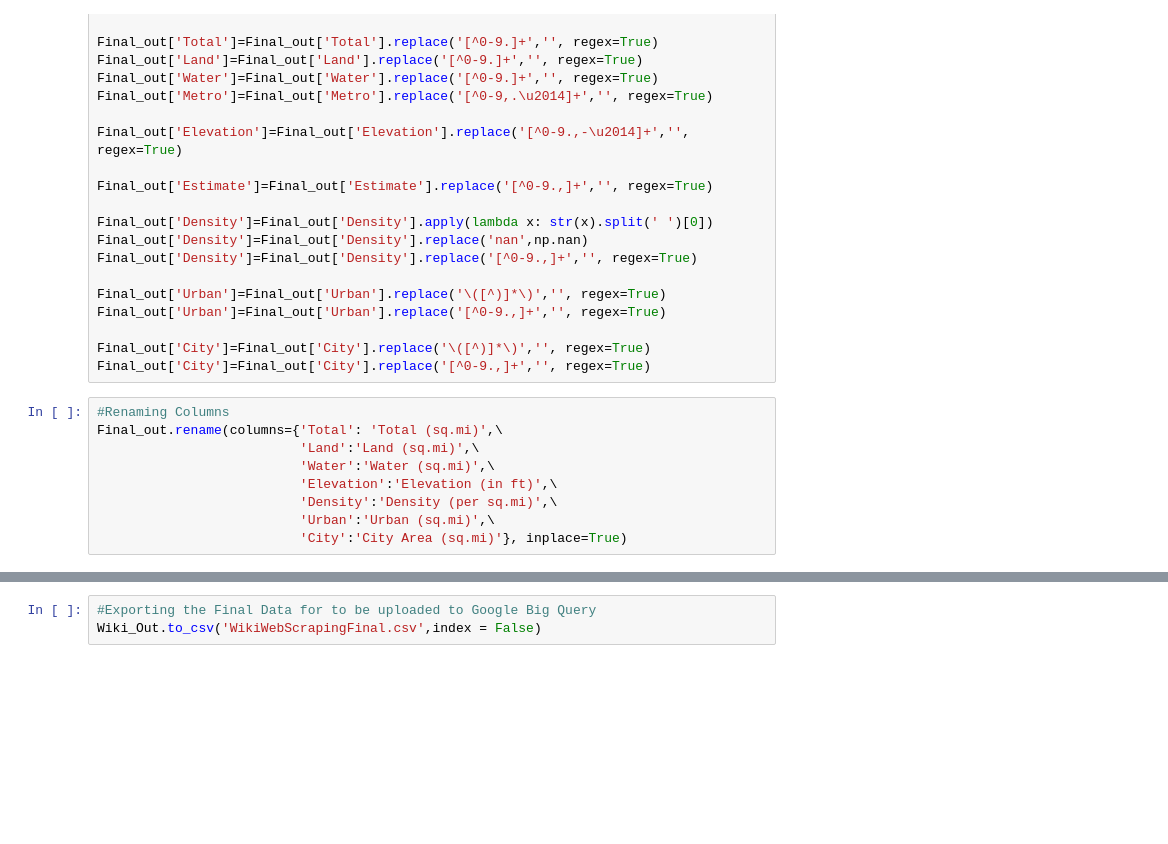
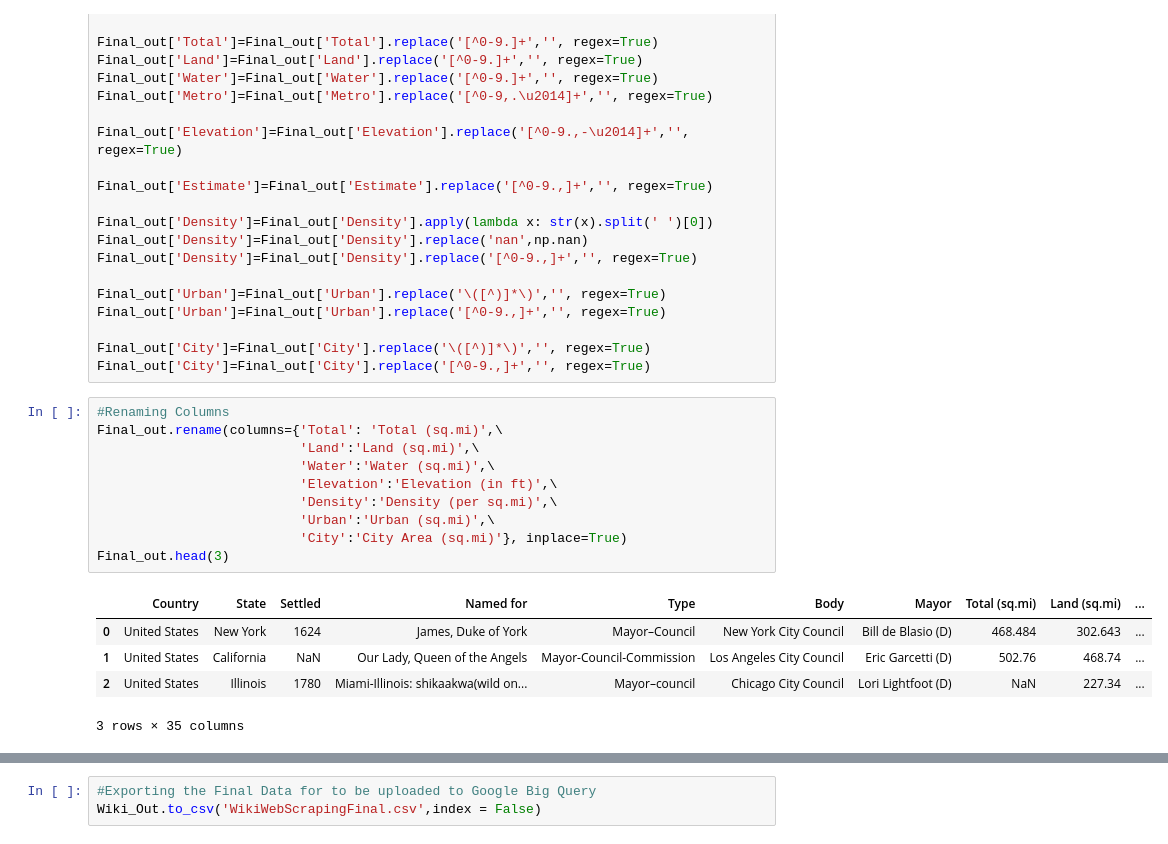
Before and after one commit to Sudhan30/Data-Engineering, a Jupyter notebook: Web-Scraping Wikipedia/WebScraping_Final.ipynb, the cells around one changed output, grey strips where cells are left out. Drawn from its saved outputs; the diff is of its cells as text; blank space fills up the shorter version.

```diff
--- a/Web-Scraping Wikipedia/WebScraping_Final.ipynb
+++ b/Web-Scraping Wikipedia/WebScraping_Final.ipynb
@@ -133,12 +139,19 @@ Final_out['City']=Final_out['City'].replace('[^0-9.,]+','', regex=True)
 # %%
 #Renaming Columns
 Final_out.rename(columns={'Total': 'Total (sq.mi)',\
                           'Land':'Land (sq.mi)',\
                           'Water':'Water (sq.mi)',\
                           'Elevation':'Elevation (in ft)',\
                           'Density':'Density (per sq.mi)',\
                           'Urban':'Urban (sq.mi)',\
                           'City':'City Area (sq.mi)'}, inplace=True)
+Final_out.head(3)
+# %% [output]
+|  | Country | State | Settled | Named for | Type | Body | Mayor | Total (sq.mi) | Land (sq.mi) | ... |
+| 0 | United States | New York | 1624 | James, Duke of York | Mayor–Council | New York City Council | Bill de Blasio (D) | 468.484 | 302.643 | ... |
+| 1 | United States | California | NaN | Our Lady, Queen of the Angels | Mayor-Council-Commission | Los Angeles City Council | Eric Garcetti (D) | 502.76 | 468.74 | ... |
+| 2 | United States | Illinois | 1780 | Miami-Illinois: shikaakwa(wild on... | Mayor–council | Chicago City Council | Lori Lightfoot (D) | NaN | 227.34 | ... |
+3 rows × 35 columns
 # %%
 #Removing MultiIndex and Merging the Datasets Together
 table.columns=table.columns.get_level_values(0)
```
Also changed, not shown: parts of 5 cells of this notebook, 1 other file.
